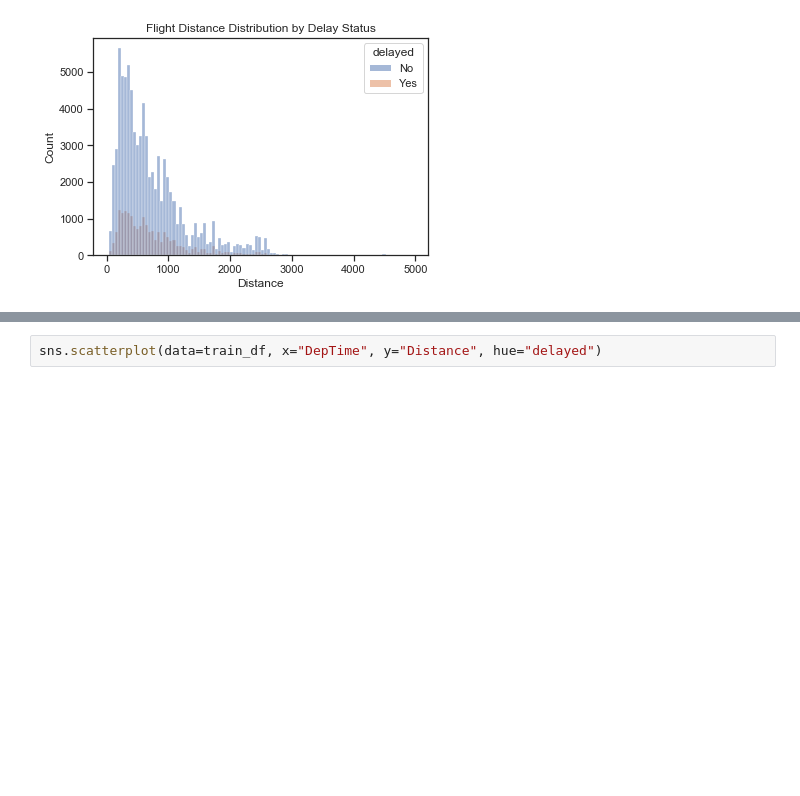
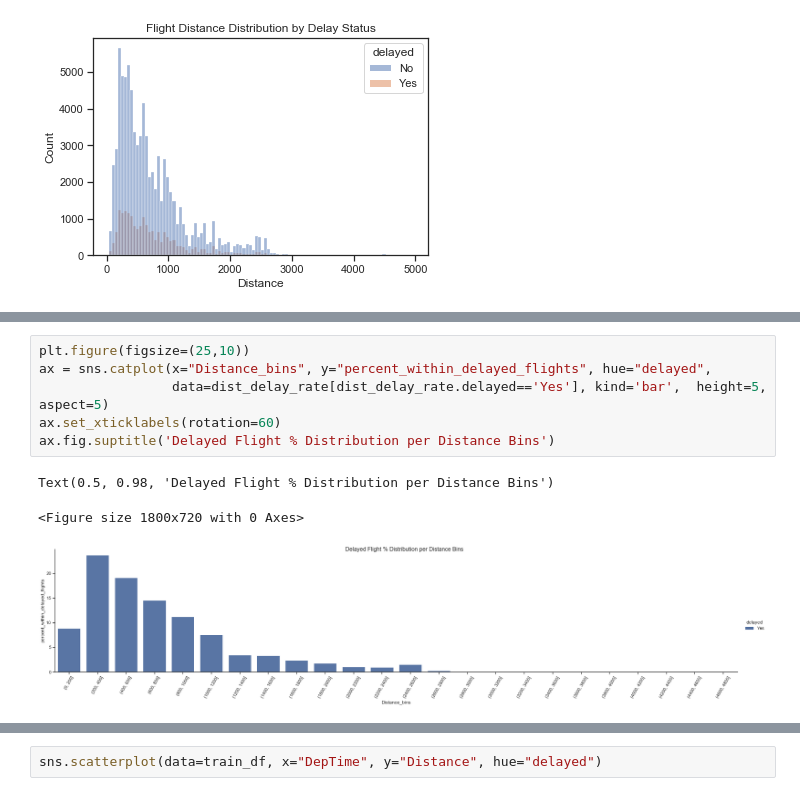
Before and after one commit to camligorkem/kaggle-flight-delays, a Jupyter notebook: flight_delay_prediction.ipynb, the cells around one changed output, grey strips where cells are left out. Drawn from its saved outputs; the diff is of its cells as text; blank space fills up the shorter version.

```diff
--- a/flight_delay_prediction.ipynb
+++ b/flight_delay_prediction.ipynb
@@ -834,0 +910,10 @@ Text(0.5, 1.0, 'Flight Distance Distribution by Delay Status')
+# %%
+plt.figure(figsize=(25,10))
+ax = sns.catplot(x="Distance_bins", y="percent_within_delayed_flights", hue="delayed",
+                 data=dist_delay_rate[dist_delay_rate.delayed=='Yes'], kind='bar',  height=5, aspect=5)
+ax.set_xticklabels(rotation=60)
+ax.fig.suptitle('Delayed Flight % Distribution per Distance Bins')
+# %% [output]
+Text(0.5, 0.98, 'Delayed Flight % Distribution per Distance Bins')
+<Figure size 1800x720 with 0 Axes>
+[figure, added]
```
Also changed, not shown: parts of 17 cells of this notebook, 3 other files.
